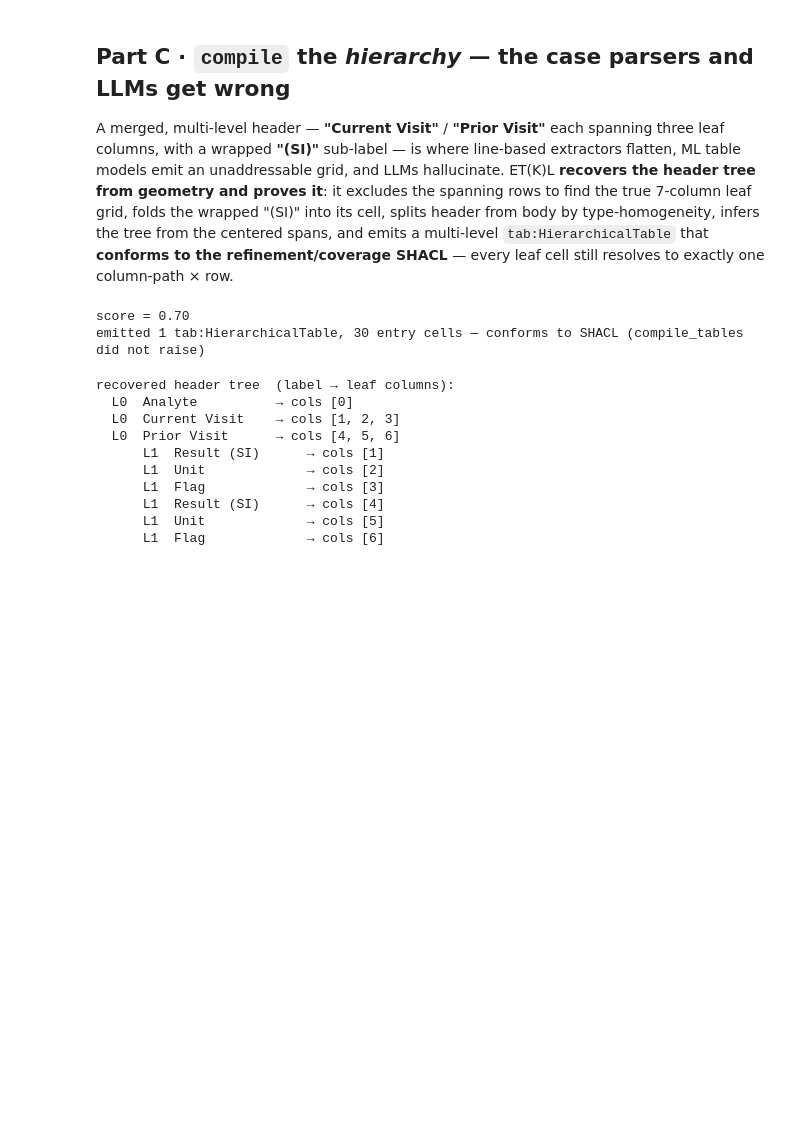
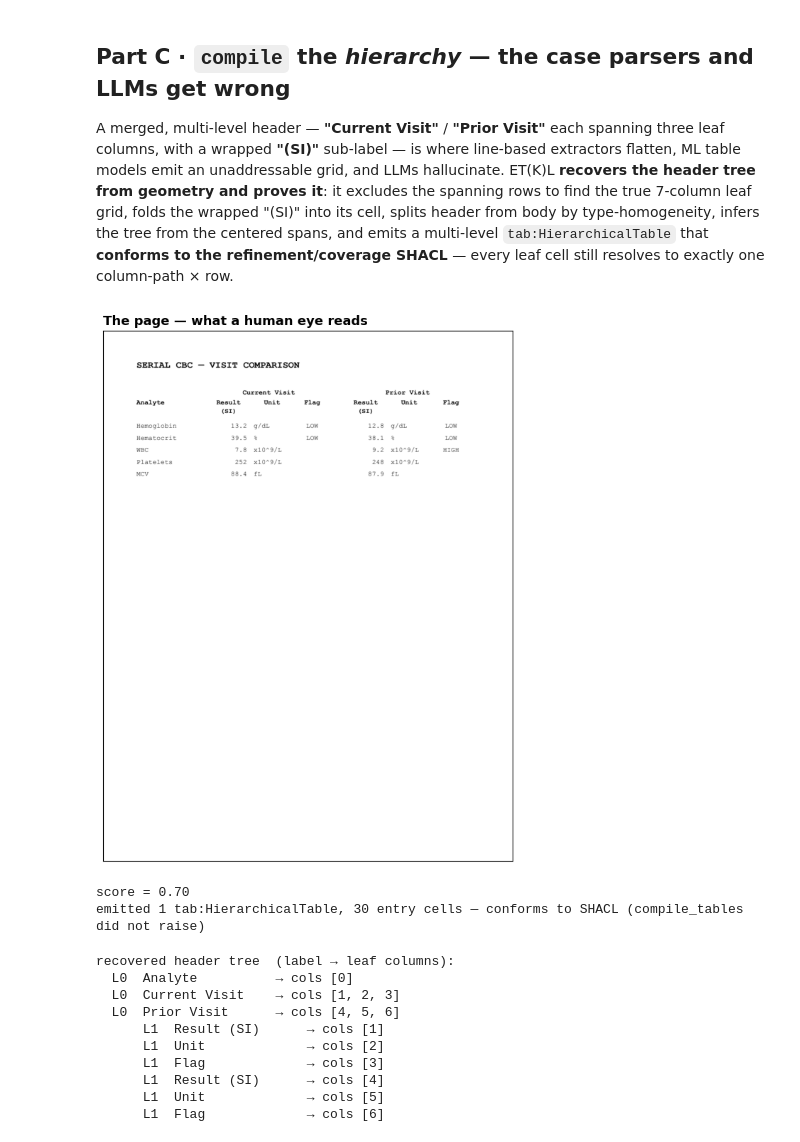
Before and after one commit to iladub/iladub, a Jupyter notebook: demo/etkl_1a_showcase.ipynb, the cells around one changed output. Cells and saved outputs as stored; diff of their text form; code cells hidden in the pictures; blank space fills up the shorter version.

```diff
--- a/demo/etkl_1a_showcase.ipynb
+++ b/demo/etkl_1a_showcase.ipynb
@@ -195,15 +197,18 @@ type-homogeneity, infers the tree from the centered spans, and emits a multi-lev
 # %%
 from iladub.etkl.holon import TAB
 from rdflib import RDF
 
 piv_pdf = os.path.join(tempfile.mkdtemp(), "pivot.pdf")
 data.pivoted_report_pdf(piv_pdf)
+_img, _ = viz.render_page(piv_pdf, dpi=150); viz.show_page(_img); plt.show()   # the merged, wrapped, 2-level header
+
 pivot = compile_tables(piv_pdf)   # 2-D round-trip + tab: SHACL run internally
 n_hier = len(list(pivot.graph.subjects(RDF.type, TAB.HierarchicalTable)))
 n_entry = len(list(pivot.graph.subjects(RDF.type, TAB.EntryCell)))
 print(f"score = {pivot.score:.2f}")
 print(f"emitted {n_hier} tab:HierarchicalTable, {n_entry} entry cells — conforms to SHACL (compile_tables did not raise)")
 # %% [output]
+[figure, added]
 score = 0.70
 emitted 1 tab:HierarchicalTable, 30 entry cells — conforms to SHACL (compile_tables did not raise)
 # %%
```
Also changed, not shown: parts of 3 cells of this notebook.
